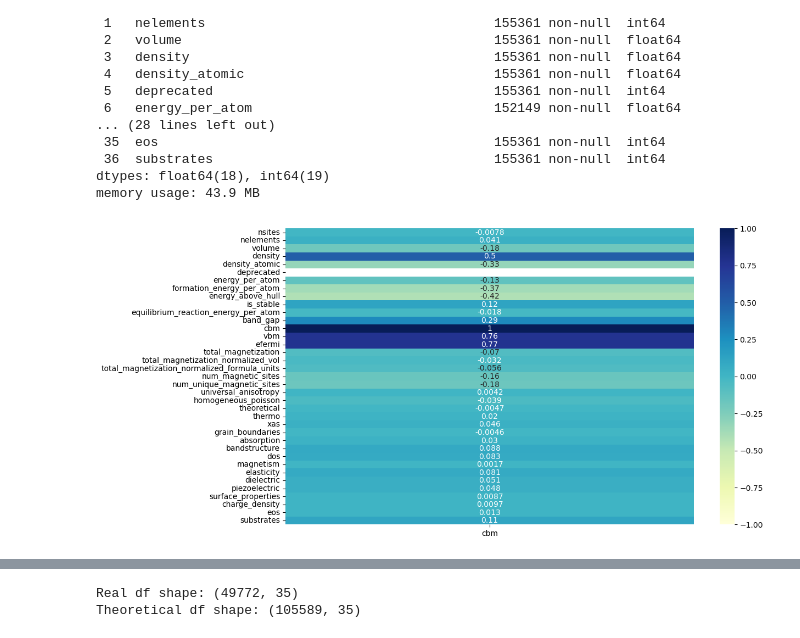
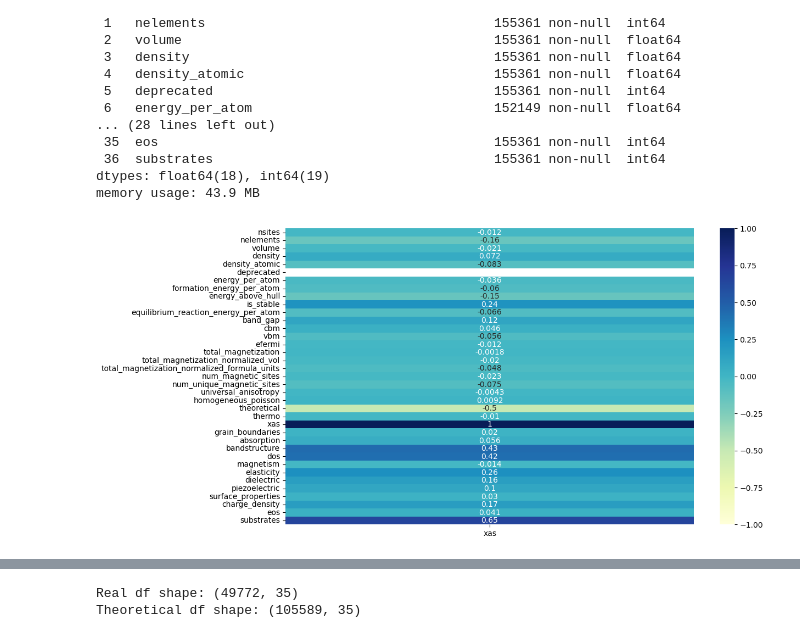
Before and after one commit to C-Wirth/COS-472-Project-Team-Rinder-, a Jupyter notebook: ipynb_files/8_Model_xas.ipynb, the cells around one changed output, grey strips where cells are left out. Saved outputs shown, nothing was run; the diff lists cells and outputs as text; code cells hidden in the pictures.

```diff
--- a/ipynb_files/8_Model_xas.ipynb
+++ b/ipynb_files/8_Model_xas.ipynb
@@ -8,6 +8,8 @@ from sklearn import metrics
 from sklearn.metrics import classification_report
 # %%
 df = pd.read_csv('../dataset/numerical_data.csv') #only use with full dataset
+
+FEATURE = 'xas'
 # %%
 df.info()
 # %% [output]
@@ -31,12 +33,12 @@ memory usage: 43.9 MB
 # %%
 numerical_df = df.select_dtypes(include=['float64', 'int64'])
 
 plt.figure(figsize=(12, 7))
 corr_matrix = numerical_df.corr()
 
-corr_band_gap = corr_matrix[['cbm']]
+corr_band_gap = corr_matrix[[FEATURE]]
 sns.heatmap(corr_band_gap, annot=True, cmap="YlGnBu", vmin=-1, vmax=1)
 
 plt.show()
 # %% [output]
-[figure, old version]
+[figure, new version]
```
Also changed, not shown: parts of 6 cells of this notebook, 5 other files.
